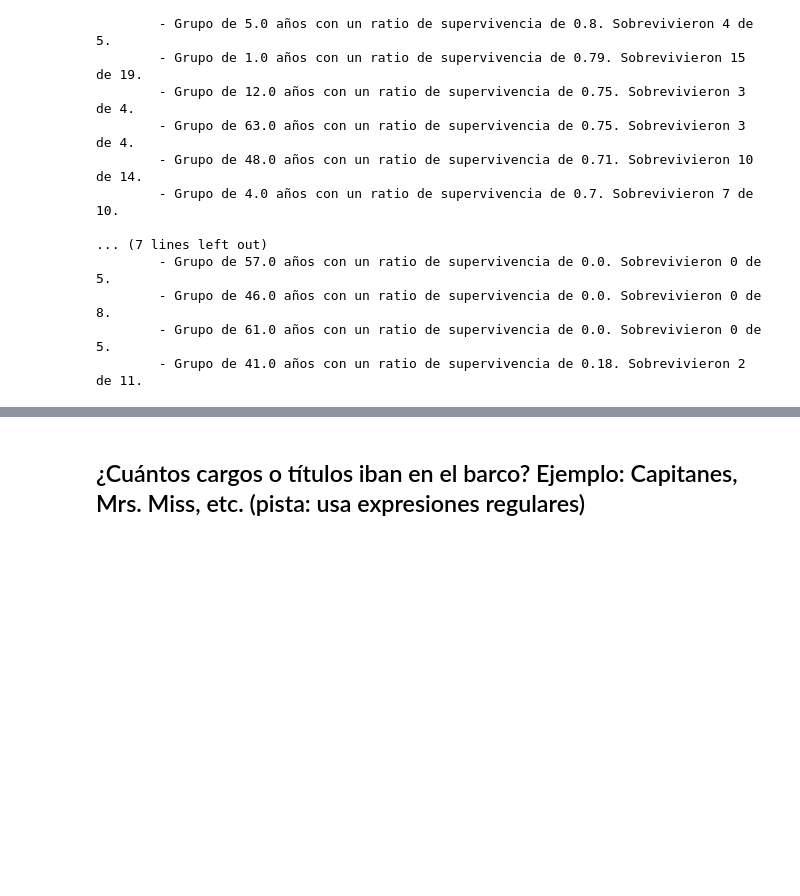
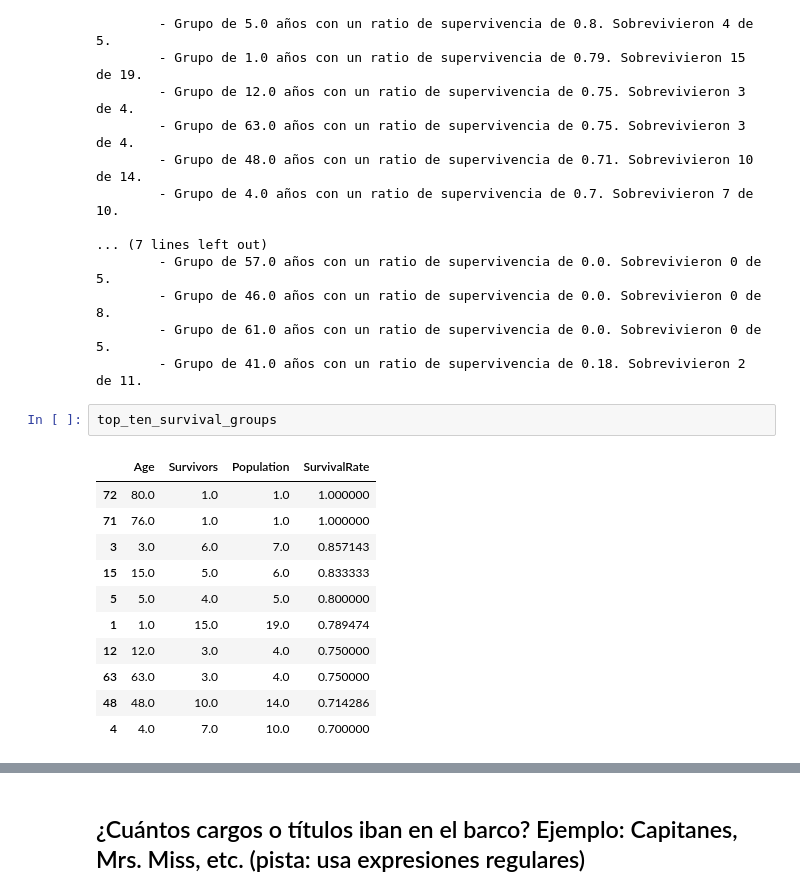
Before and after one commit to darioWorknet/2-Titanic_dataset, a Jupyter notebook: TitanicAnalytics.ipynb, the cells around one changed output, grey strips where cells are left out. Drawn from its saved outputs; the diff is of its cells as text; blank space fills up the shorter version.

```diff
--- a/TitanicAnalytics.ipynb
+++ b/TitanicAnalytics.ipynb
@@ -253,3 +253,17 @@ Los 10 grupos de edad que más sobrevivieron:
         - Grupo de 46.0 años con un ratio de supervivencia de 0.0. Sobrevivieron 0 de 8.
         - Grupo de 61.0 años con un ratio de supervivencia de 0.0. Sobrevivieron 0 de 5.
         - Grupo de 41.0 años con un ratio de supervivencia de 0.18. Sobrevivieron 2 de 11.
+# %%
+top_ten_survival_groups
+# %% [output]
+|  | Age | Survivors | Population | SurvivalRate |
+| 72 | 80.0 | 1.0 | 1.0 | 1.000000 |
+| 71 | 76.0 | 1.0 | 1.0 | 1.000000 |
+| 3 | 3.0 | 6.0 | 7.0 | 0.857143 |
+| 15 | 15.0 | 5.0 | 6.0 | 0.833333 |
+| 5 | 5.0 | 4.0 | 5.0 | 0.800000 |
+| 1 | 1.0 | 15.0 | 19.0 | 0.789474 |
+| 12 | 12.0 | 3.0 | 4.0 | 0.750000 |
+| 63 | 63.0 | 3.0 | 4.0 | 0.750000 |
+| 48 | 48.0 | 10.0 | 14.0 | 0.714286 |
+| 4 | 4.0 | 7.0 | 10.0 | 0.700000 |
```
Also changed, not shown: parts of 3 cells of this notebook.
